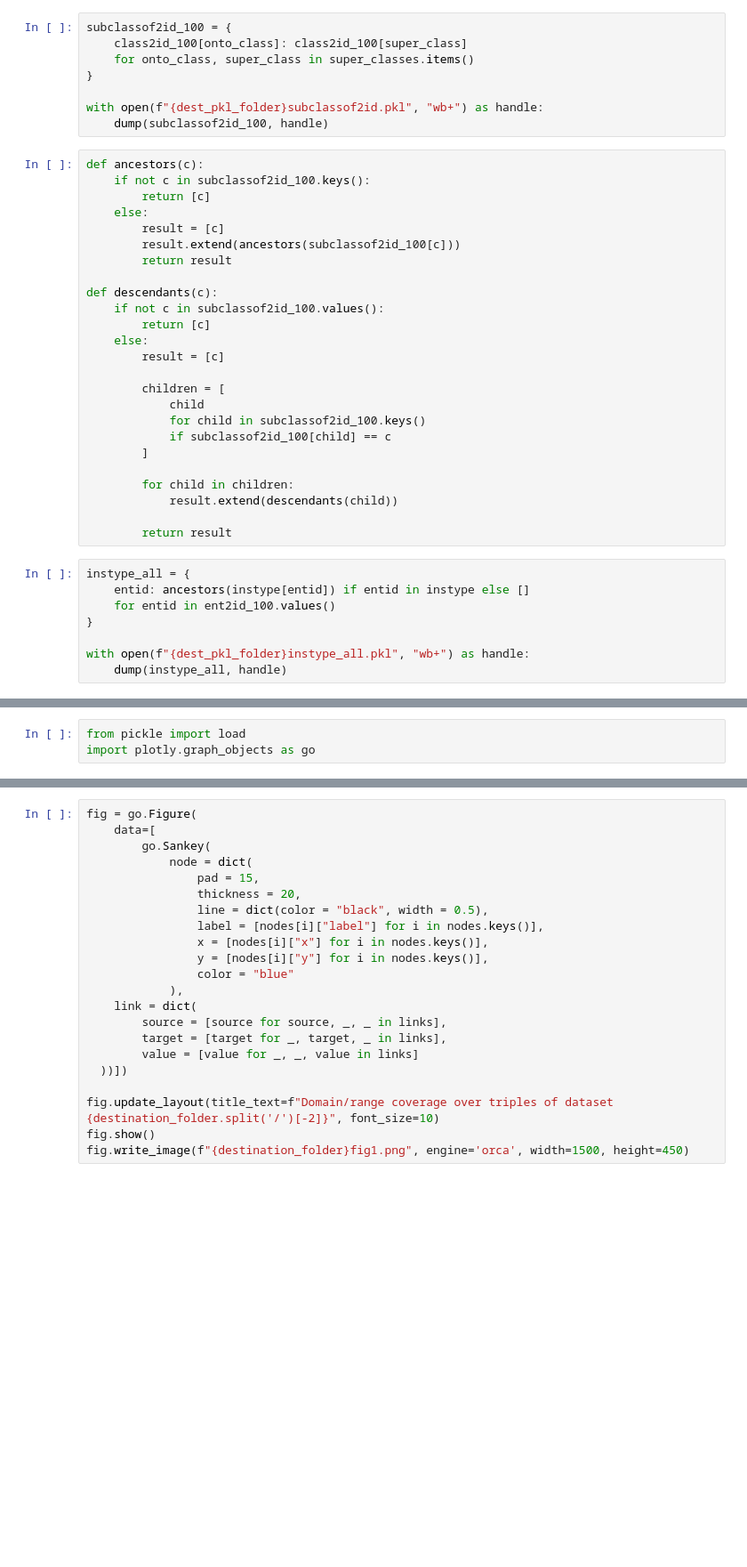
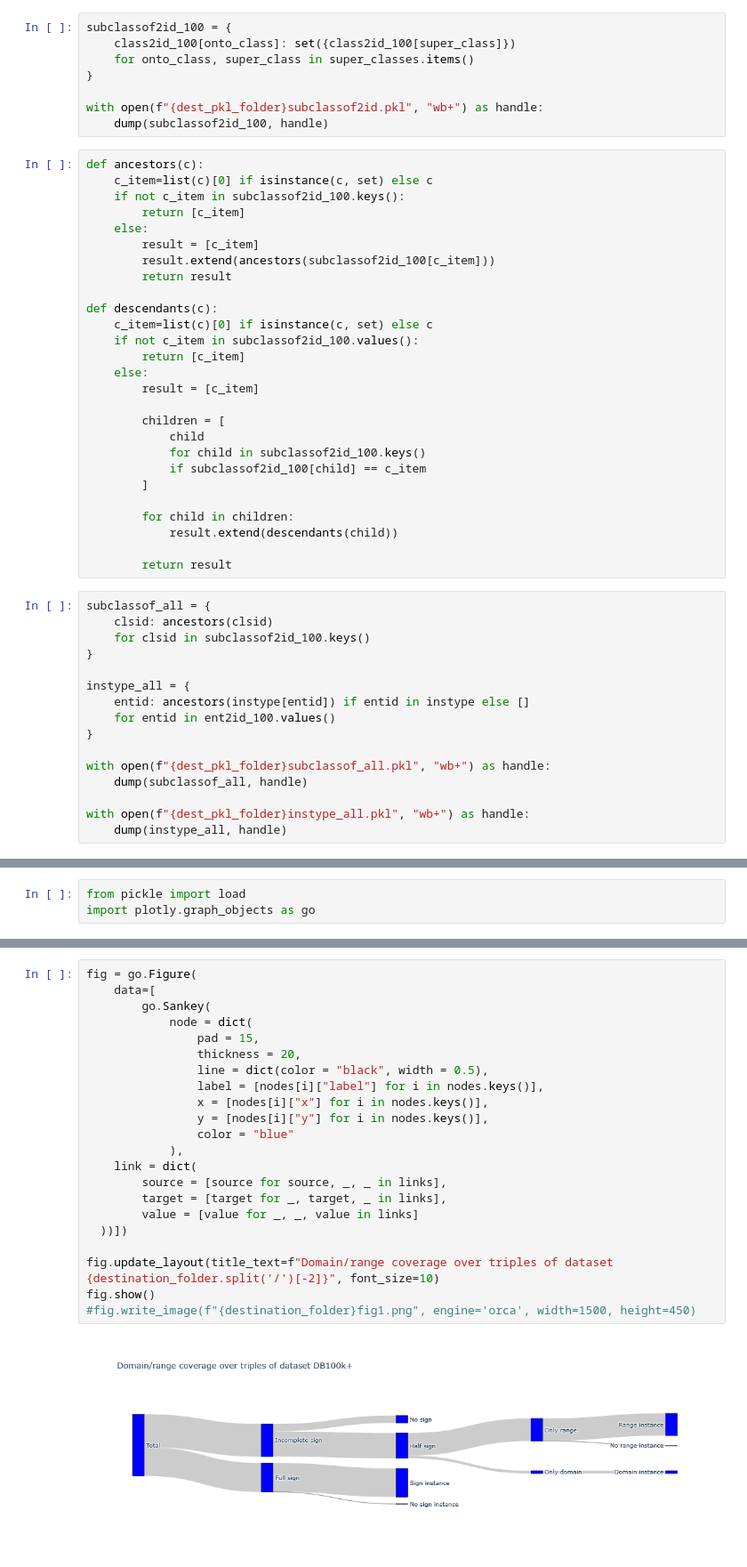
Before and after one commit to Wimmics/semantically-enriched-link-prediction-datasets, a Jupyter notebook: DB100k+/DB100k+.ipynb, the cells around one changed output, grey strips where cells are left out. Shown: that part at 89% size. Drawn from its saved outputs; the diff is of its cells as text; blank space fills up the shorter version.

Commit message:
Added subclassof_all and insttype to YAGO and DB100k

```diff
--- a/DB100k+/DB100k+.ipynb
+++ b/DB100k+/DB100k+.ipynb
@@ -443,6 +516,6 @@ with open(f"{dest_pkl_folder}r2id2range2id.pkl", "wb+") as handle:
 # %%
 subclassof2id_100 = {
-    class2id_100[onto_class]: class2id_100[super_class]
+    class2id_100[onto_class]: set({class2id_100[super_class]})
     for onto_class, super_class in super_classes.items()
 }
 
@@ -450,23 +523,25 @@ with open(f"{dest_pkl_folder}subclassof2id.pkl", "wb+") as handle:
     dump(subclassof2id_100, handle)
 # %%
 def ancestors(c):
-    if not c in subclassof2id_100.keys():
-        return [c]
+    c_item=list(c)[0] if isinstance(c, set) else c
+    if not c_item in subclassof2id_100.keys():
+        return [c_item]
     else:
-        result = [c]
-        result.extend(ancestors(subclassof2id_100[c]))
+        result = [c_item]
+        result.extend(ancestors(subclassof2id_100[c_item]))
         return result
 
 def descendants(c):
-    if not c in subclassof2id_100.values():
-        return [c]
+    c_item=list(c)[0] if isinstance(c, set) else c
+    if not c_item in subclassof2id_100.values():
+        return [c_item]
     else:
-        result = [c]
+        result = [c_item]
 
         children = [
             child
             for child in subclassof2id_100.keys()
-            if subclassof2id_100[child] == c
+            if subclassof2id_100[child] == c_item
         ]
 
         for child in children:
@@ -474,10 +549,18 @@ def descendants(c):
 
         return result
 # %%
+subclassof_all = {
+    clsid: ancestors(clsid)
+    for clsid in subclassof2id_100.keys()
+}
+
 instype_all = {
     entid: ancestors(instype[entid]) if entid in instype else []
     for entid in ent2id_100.values()
 }
 
+with open(f"{dest_pkl_folder}subclassof_all.pkl", "wb+") as handle:
+    dump(subclassof_all, handle)
+
 with open(f"{dest_pkl_folder}instype_all.pkl", "wb+") as handle:
     dump(instype_all, handle)
@@ -888,22 +1109,24 @@ links=[
 # %%
 fig = go.Figure(
     data=[
         go.Sankey(
             node = dict(
                 pad = 15,
                 thickness = 20,
                 line = dict(color = "black", width = 0.5),
                 label = [nodes[i]["label"] for i in nodes.keys()],
                 x = [nodes[i]["x"] for i in nodes.keys()],
                 y = [nodes[i]["y"] for i in nodes.keys()],
                 color = "blue"
             ),
     link = dict(
         source = [source for source, _, _ in links],
         target = [target for _, target, _ in links],
         value = [value for _, _, value in links]
   ))])
 
 fig.update_layout(title_text=f"Domain/range coverage over triples of dataset {destination_folder.split('/')[-2]}", font_size=10)
 fig.show()
-fig.write_image(f"{destination_folder}fig1.png", engine='orca', width=1500, height=450)
+#fig.write_image(f"{destination_folder}fig1.png", engine='orca', width=1500, height=450)
+# %% [output]
+[figure, added]
```
Also changed, not shown: parts of 30 cells of this notebook, 47 other files.
